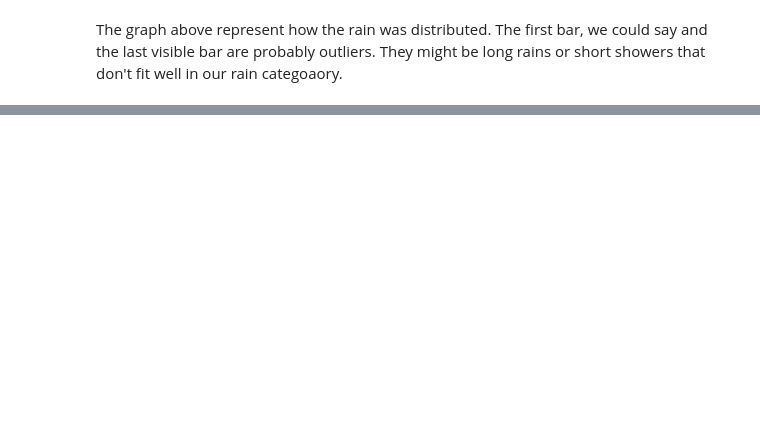
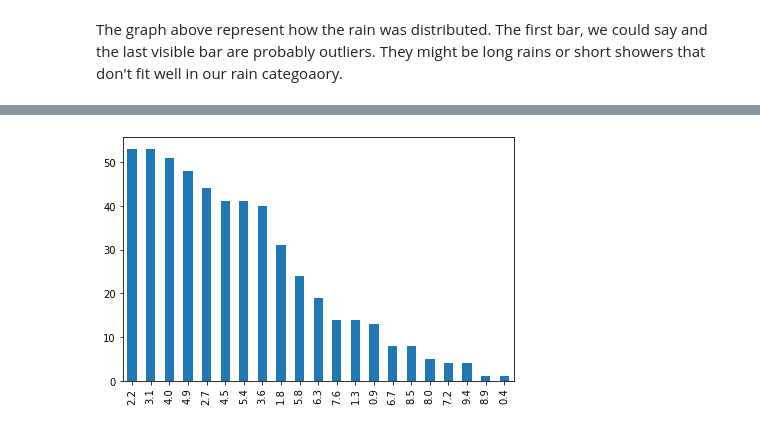
Before and after one commit to arilvers/IntegrateCA, a Jupyter notebook: ArianeGregorio_AI_DV_DP_ICA_Python.ipynb, the cells around one changed output, grey strips where cells are left out. Cells and saved outputs as stored; diff of their text form; code cells hidden in the pictures; blank space fills up the shorter version.

```diff
--- a/ArianeGregorio_AI_DV_DP_ICA_Python.ipynb
+++ b/ArianeGregorio_AI_DV_DP_ICA_Python.ipynb
@@ -127,0 +139,5 @@ fig.tight_layout()
+# %%
+fig=df['wind'].value_counts().plot.bar().get_figure()
+fig.tight_layout()
+# %% [output]
+[figure, added]
```
Also changed, not shown: parts of 6 cells of this notebook.
